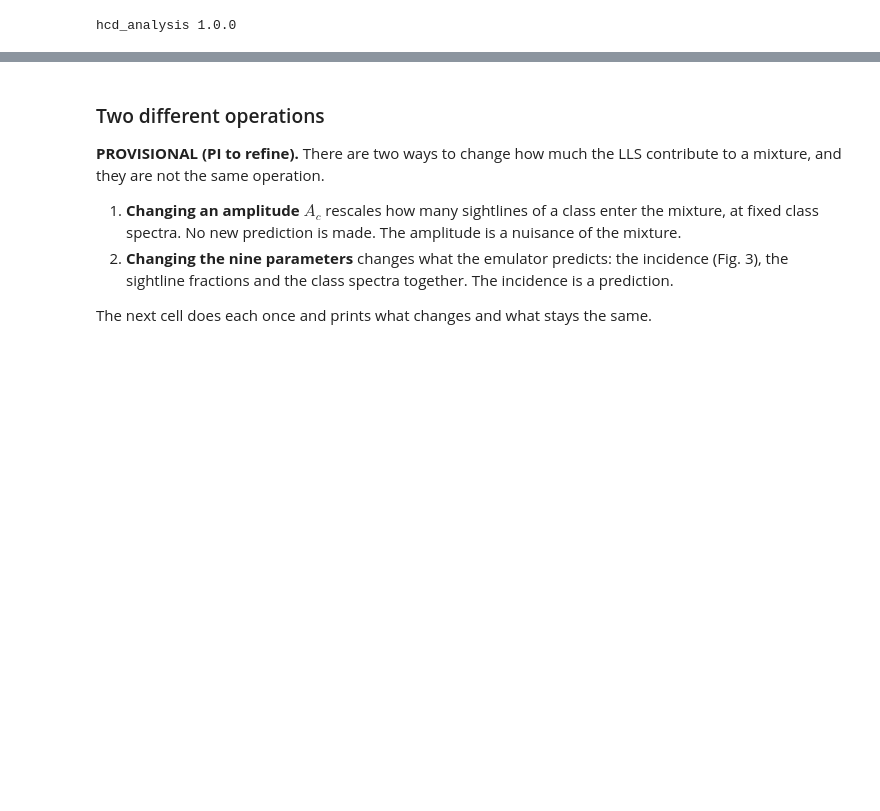
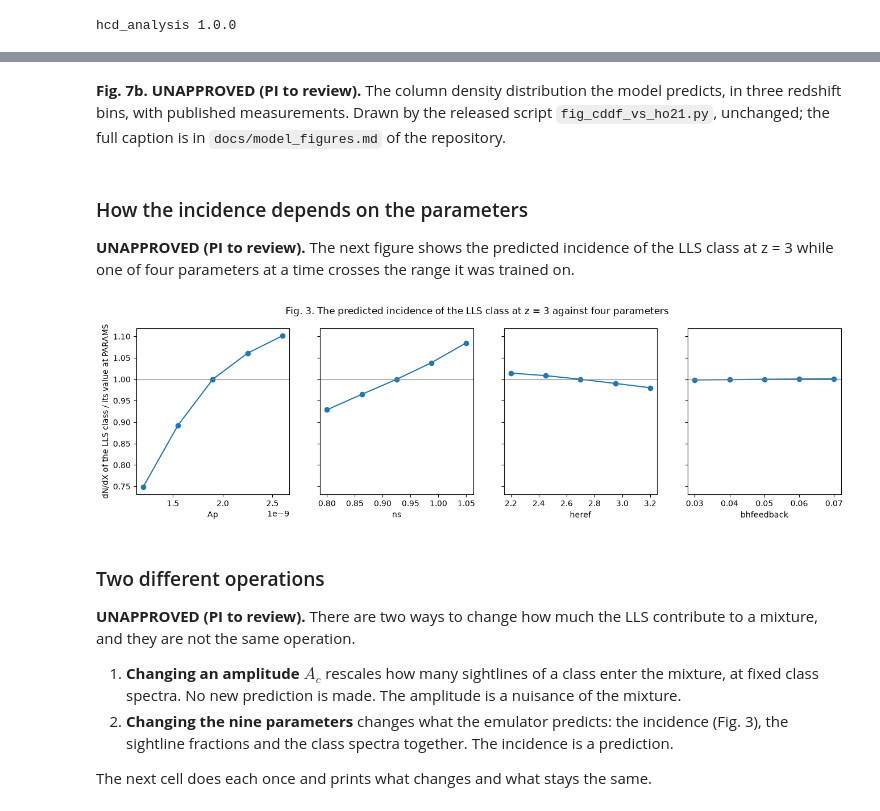
Before and after one commit to jibanCat/hcd_priya, a Jupyter notebook: notebooks/tutorial/hcd_priya_tutorial.ipynb, the cells around one changed output, grey strips where cells are left out. Saved outputs shown, nothing was run; the diff lists cells and outputs as text; code cells hidden in the pictures; blank space fills up the shorter version.

```diff
--- a/notebooks/tutorial/hcd_priya_tutorial.ipynb
+++ b/notebooks/tutorial/hcd_priya_tutorial.ipynb
@@ -690,0 +223,6 @@ the full caption is in `docs/model_figures.md` of the repository.
+# %%
+for c, name in enumerate(hp.HCD_CLASSES):
+    low, high = pred.dndx_lower[c], pred.dndx_upper[c]
+    print(
+        f"dN/dX of the {name} class at z = 3: {pred.dndx[c]:.4f}, held-out range {low:.4f} to {high:.4f}"
+    )
@@ -691,7 +257,34 @@ the full caption is in `docs/model_figures.md` of the repository.
+# %% [markdown]
+**Fig. 7b. UNAPPROVED (PI to review).** The column density distribution the model predicts, in three redshift
+bins, with published measurements. Drawn by the released script `fig_cddf_vs_ho21.py`, unchanged;
+the full caption is in `docs/model_figures.md` of the repository.
+# %% [markdown]
+### How the incidence depends on the parameters
+
+**UNAPPROVED (PI to review).** The next figure shows the predicted incidence of the LLS class at z = 3 while one of
+four parameters at a time crosses the range it was trained on.
+# %%
+LLS = hp.HCD_CLASSES.index("LLS")  # the place of the LLS class in pred.dndx and pred.w_c
+fig, axes = plt.subplots(1, 4, figsize=(16, 3.8), sharey=True)
+for ax, name in zip(axes, ("Ap", "ns", "heref", "bhfeedback")):
+    low, high = hp.PARAM_LIMITS[hp.PARAM_NAMES.index(name)]
+    values = np.linspace(low, high, 5)
+    # one parameter crosses its trained range; the other eight and the mean flux stay as in PARAMS
+    moved = [
+        emu.predict({**PARAMS, name: value}, z=3.0, tau0_amp=1.0, dtau0=0.0) for value in values
+    ]
+    ax.plot(values, [p.dndx[LLS] / pred.dndx[LLS] for p in moved], "o-")
+    ax.axhline(1.0, color="grey", lw=0.8)
+    ax.set_xlabel(name)
+axes[0].set_ylabel("dN/dX of the LLS class / its value at PARAMS")
+fig.suptitle("Fig. 3. The predicted incidence of the LLS class at z = 3 against four parameters")
+plt.show()
+# %% [output]
+[figure, added]
 # %% [markdown]
 ### Two different operations
 
-**PROVISIONAL (PI to refine).** There are two ways to change how much the LLS contribute to a mixture, and they
+**UNAPPROVED (PI to review).** There are two ways to change how much the LLS contribute to a mixture, and they
 are not the same operation.
 
 1. **Changing an amplitude $A_c$** rescales how many sightlines of a class enter the mixture, at fixed class
```
Also changed, not shown: parts of 61 cells of this notebook, 6 other files.
